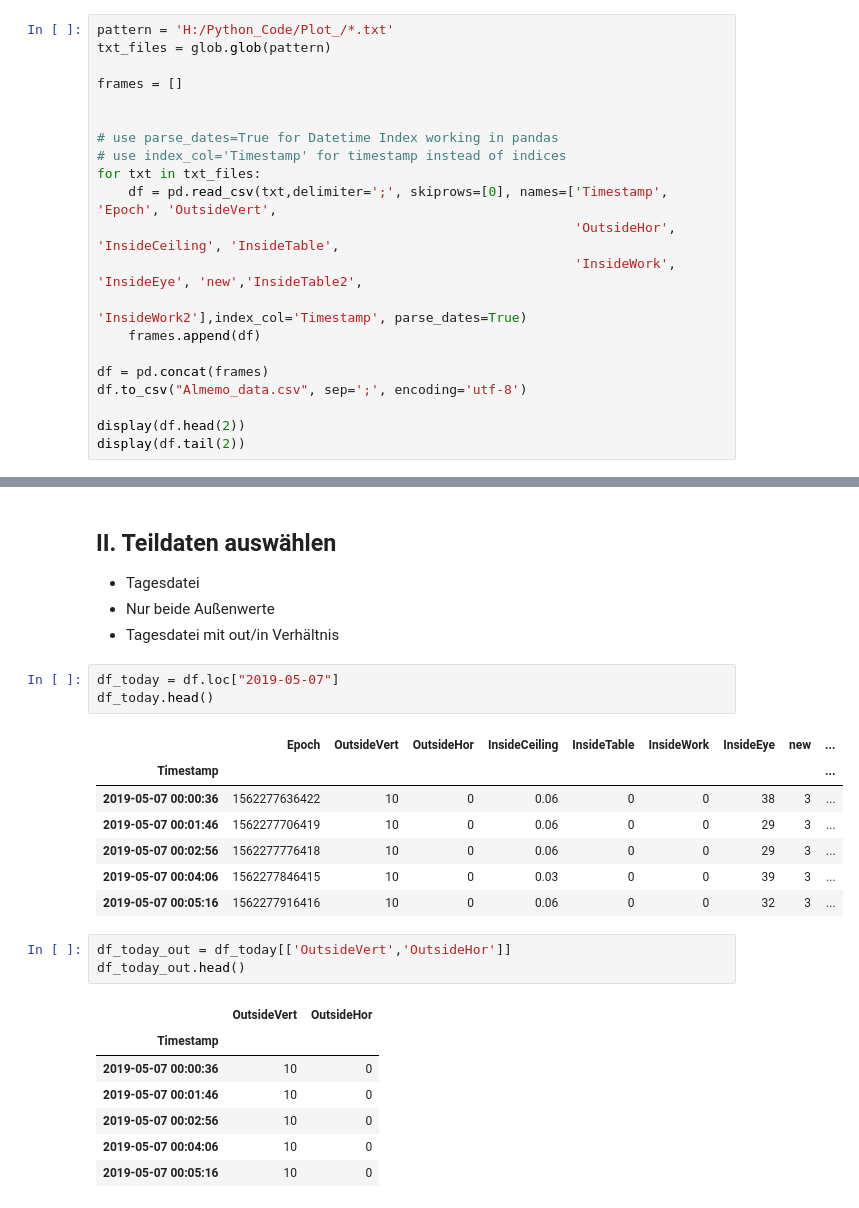
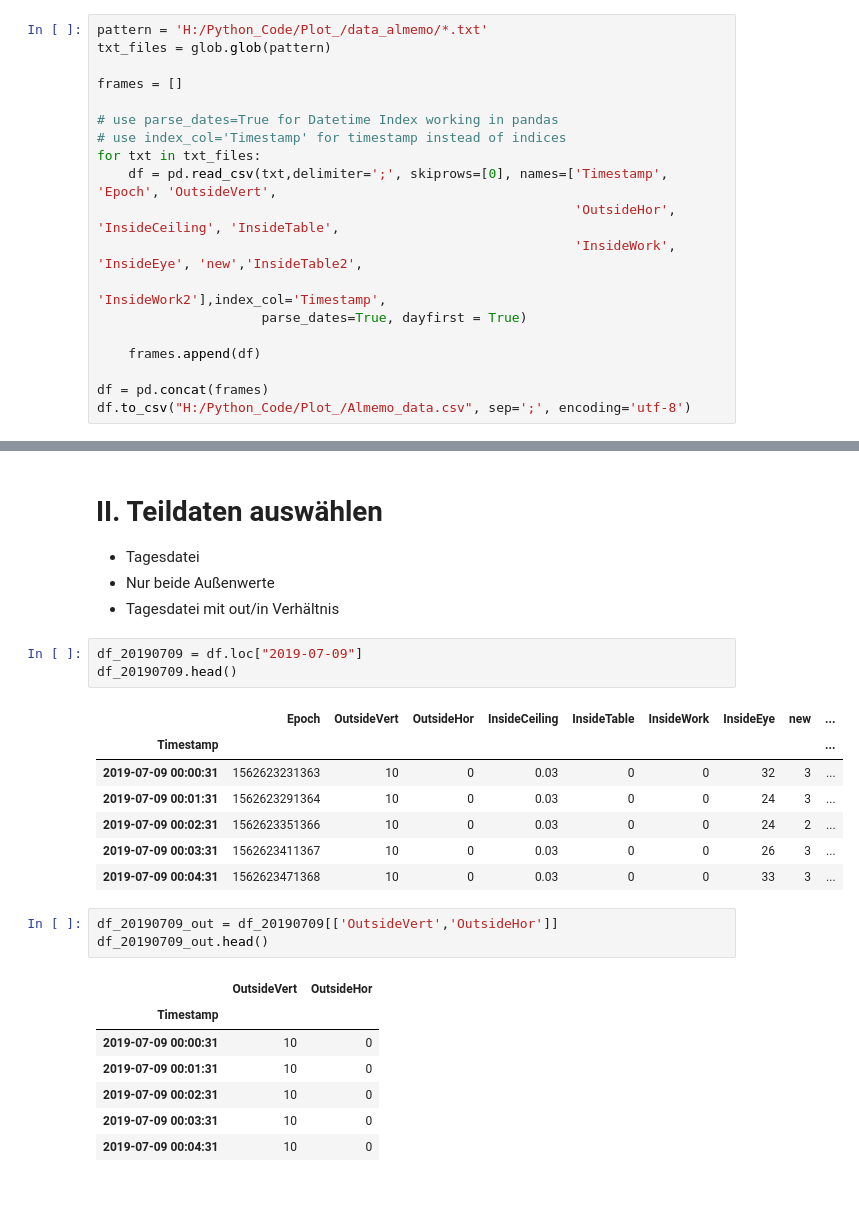
Before and after one commit to OliverZott/DataAnalysis_Almemo, a Jupyter notebook: Data_Almemo.ipynb, the cells around one changed output, grey strips where cells are left out. Cells and saved outputs as stored; diff of their text form.

```diff
--- a/Data_Almemo.ipynb
+++ b/Data_Almemo.ipynb
@@ -21,9 +30,8 @@ https://medium.com/jbennetcodes/dealing-with-datetimes-like-a-pro-in-pandas-b80d
 # %%
-pattern = 'H:/Python_Code/Plot_/*.txt'
+pattern = 'H:/Python_Code/Plot_/data_almemo/*.txt'
 txt_files = glob.glob(pattern)
 
 frames = []
-
 
 # use parse_dates=True for Datetime Index working in pandas
 # use index_col='Timestamp' for timestamp instead of indices
@@ -31,14 +39,13 @@ for txt in txt_files:
     df = pd.read_csv(txt,delimiter=';', skiprows=[0], names=['Timestamp', 'Epoch', 'OutsideVert',
                                                              'OutsideHor', 'InsideCeiling', 'InsideTable',
                                                              'InsideWork', 'InsideEye', 'new','InsideTable2',
-                                                             'InsideWork2'],index_col='Timestamp', parse_dates=True)
+                                                             'InsideWork2'],index_col='Timestamp',
+                     parse_dates=True, dayfirst = True)
+
     frames.append(df)
 
 df = pd.concat(frames)
-df.to_csv("Almemo_data.csv", sep=';', encoding='utf-8')
-
-display(df.head(2))
-display(df.tail(2))
+df.to_csv("H:/Python_Code/Plot_/Almemo_data.csv", sep=';', encoding='utf-8')
 # %% [output]
 |  | Epoch | OutsideVert | OutsideHor | InsideCeiling | InsideTable | InsideWork | InsideEye | new | ... |
 | Timestamp |  |  |  |  |  |  |  |  | ... |
@@ -51,28 +88,28 @@ display(df.tail(2))
 # %% [markdown]
-## II. Teildaten auswählen
+# II. Teildaten auswählen
 
 - Tagesdatei
 - Nur beide Außenwerte
 - Tagesdatei mit out/in Verhältnis
 # %%
-df_today = df.loc["2019-05-07"]
-df_today.head()
+df_20190709 = df.loc["2019-07-09"]
+df_20190709.head()
 # %% [output]
 |  | Epoch | OutsideVert | OutsideHor | InsideCeiling | InsideTable | InsideWork | InsideEye | new | ... |
 | Timestamp |  |  |  |  |  |  |  |  | ... |
-| 2019-05-07 00:00:36 | 1562277636422 | 10 | 0 | 0.06 | 0 | 0 | 38 | 3 | ... |
-| 2019-05-07 00:01:46 | 1562277706419 | 10 | 0 | 0.06 | 0 | 0 | 29 | 3 | ... |
-| 2019-05-07 00:02:56 | 1562277776418 | 10 | 0 | 0.06 | 0 | 0 | 29 | 3 | ... |
-| 2019-05-07 00:04:06 | 1562277846415 | 10 | 0 | 0.03 | 0 | 0 | 39 | 3 | ... |
-| 2019-05-07 00:05:16 | 1562277916416 | 10 | 0 | 0.06 | 0 | 0 | 32 | 3 | ... |
+| 2019-07-09 00:00:31 | 1562623231363 | 10 | 0 | 0.03 | 0 | 0 | 32 | 3 | ... |
+| 2019-07-09 00:01:31 | 1562623291364 | 10 | 0 | 0.03 | 0 | 0 | 24 | 3 | ... |
+| 2019-07-09 00:02:31 | 1562623351366 | 10 | 0 | 0.03 | 0 | 0 | 24 | 2 | ... |
+| 2019-07-09 00:03:31 | 1562623411367 | 10 | 0 | 0.03 | 0 | 0 | 26 | 3 | ... |
+| 2019-07-09 00:04:31 | 1562623471368 | 10 | 0 | 0.03 | 0 | 0 | 33 | 3 | ... |
 # %%
-df_today_out = df_today[['OutsideVert','OutsideHor']]
-df_today_out.head()
+df_20190709_out = df_20190709[['OutsideVert','OutsideHor']]
+df_20190709_out.head()
 # %% [output]
 |  | OutsideVert | OutsideHor |
 | Timestamp |  |  |
-| 2019-05-07 00:00:36 | 10 | 0 |
-| 2019-05-07 00:01:46 | 10 | 0 |
-| 2019-05-07 00:02:56 | 10 | 0 |
-| 2019-05-07 00:04:06 | 10 | 0 |
-| 2019-05-07 00:05:16 | 10 | 0 |
+| 2019-07-09 00:00:31 | 10 | 0 |
+| 2019-07-09 00:01:31 | 10 | 0 |
+| 2019-07-09 00:02:31 | 10 | 0 |
+| 2019-07-09 00:03:31 | 10 | 0 |
+| 2019-07-09 00:04:31 | 10 | 0 |
```
Also changed, not shown: parts of 23 cells of this notebook.
